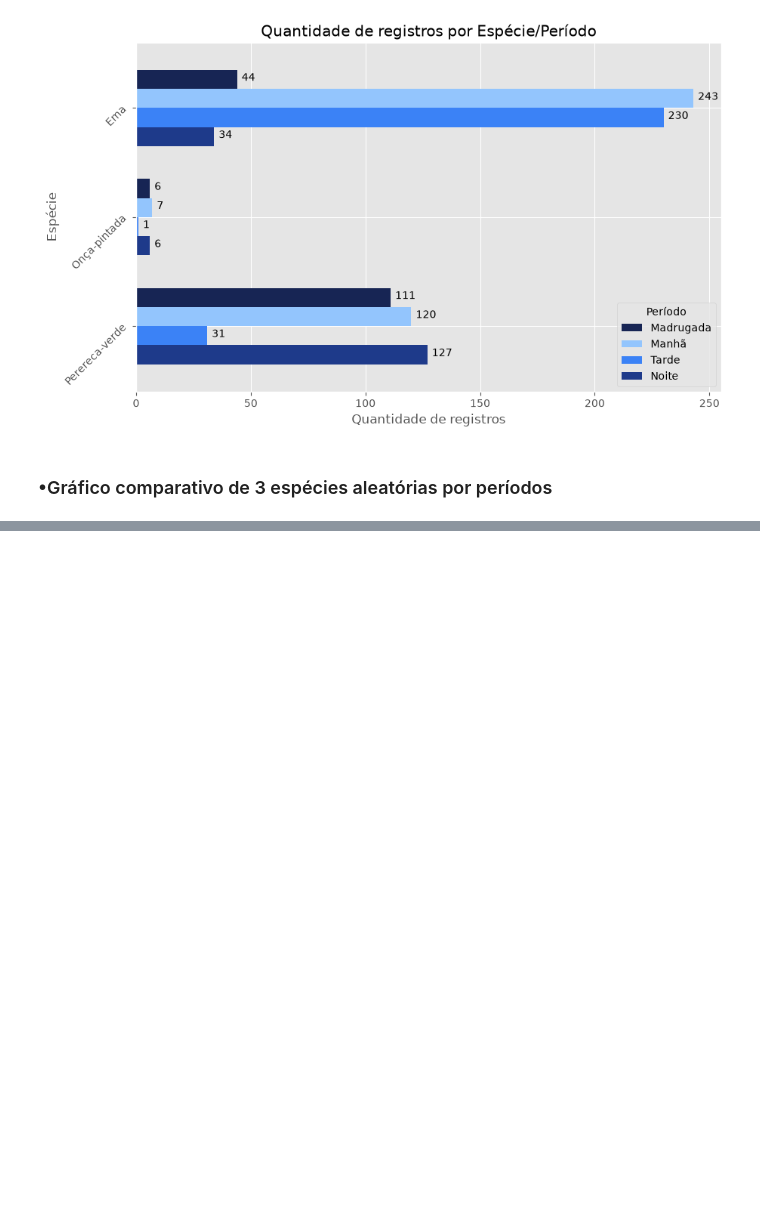
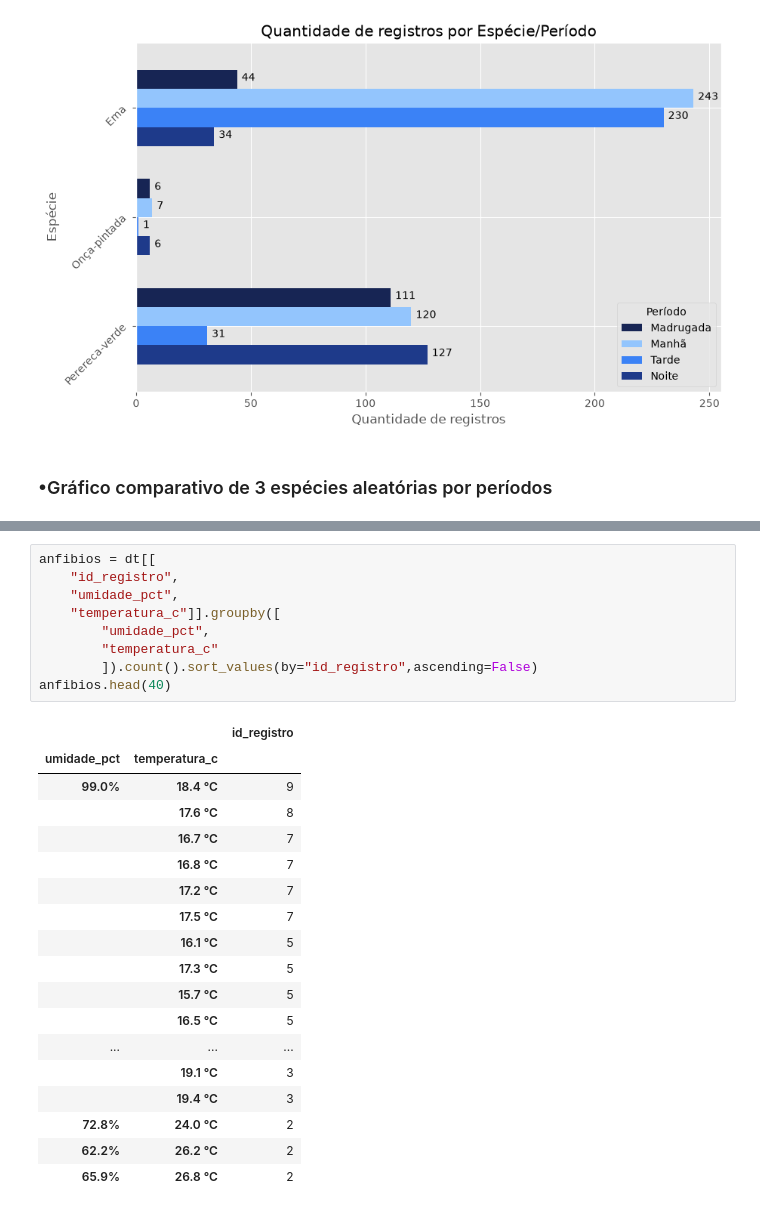
Before and after one commit to dinizjr/Trilha-IA, a Jupyter notebook: DS/Ex01.ipynb, the cells around one changed output, grey strips where cells are left out. Drawn from its saved outputs; the diff is of its cells as text; blank space fills up the shorter version.

```diff
--- a/DS/Ex01.ipynb
+++ b/DS/Ex01.ipynb
@@ -548,0 +662,28 @@ plt.show()
+# %%
+anfibios = dt[[
+    "id_registro",
+    "umidade_pct",
+    "temperatura_c"]].groupby([
+        "umidade_pct",
+        "temperatura_c"
+        ]).count().sort_values(by="id_registro",ascending=False)
+anfibios.head(40)
+# %% [output]
+|  |  | id_registro |
+| umidade_pct | temperatura_c |  |
+| 99.0% | 18.4 °C | 9 |
+|  | 17.6 °C | 8 |
+|  | 16.7 °C | 7 |
+|  | 16.8 °C | 7 |
+|  | 17.2 °C | 7 |
+|  | 17.5 °C | 7 |
+|  | 16.1 °C | 5 |
+|  | 17.3 °C | 5 |
+|  | 15.7 °C | 5 |
+|  | 16.5 °C | 5 |
+| ... | ... | ... |
+|  | 19.1 °C | 3 |
+|  | 19.4 °C | 3 |
+| 72.8% | 24.0 °C | 2 |
+| 62.2% | 26.2 °C | 2 |
+| 65.9% | 26.8 °C | 2 |
```
Also changed, not shown: parts of 15 cells of this notebook.
